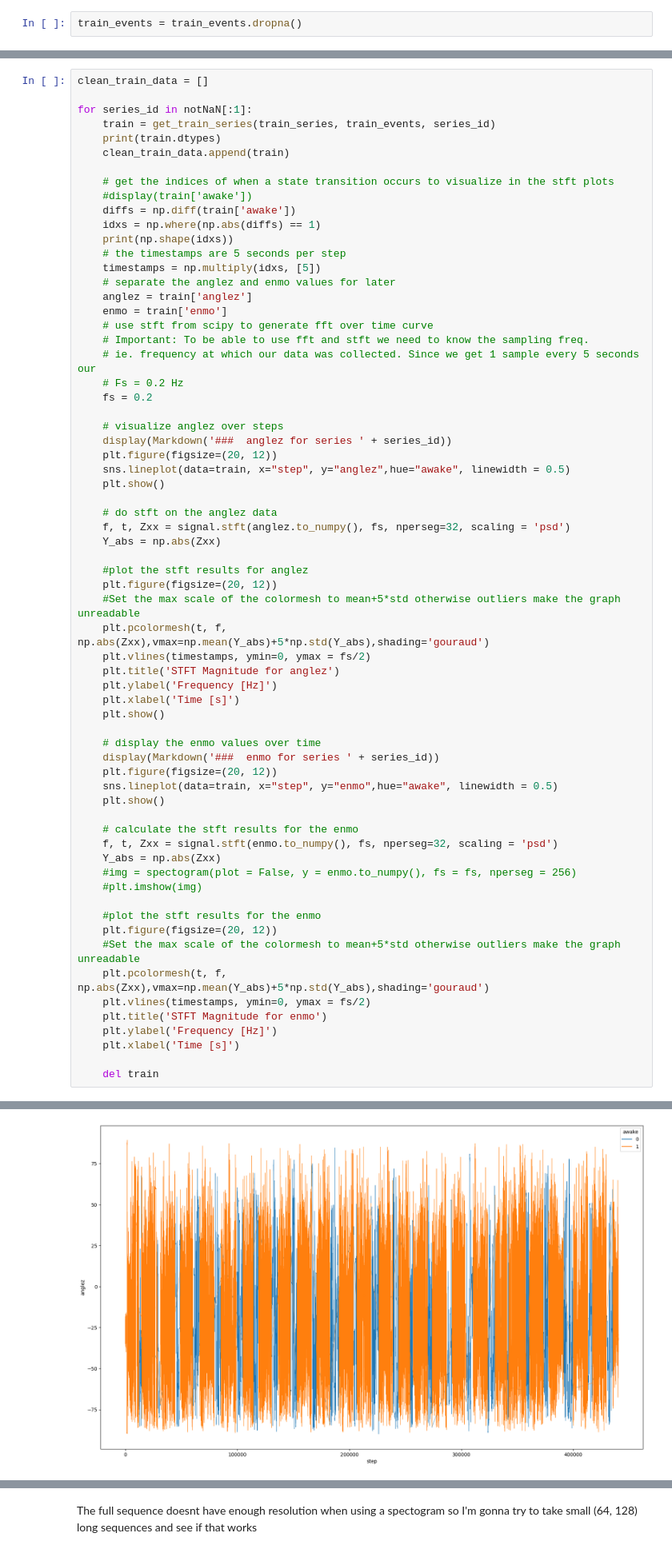
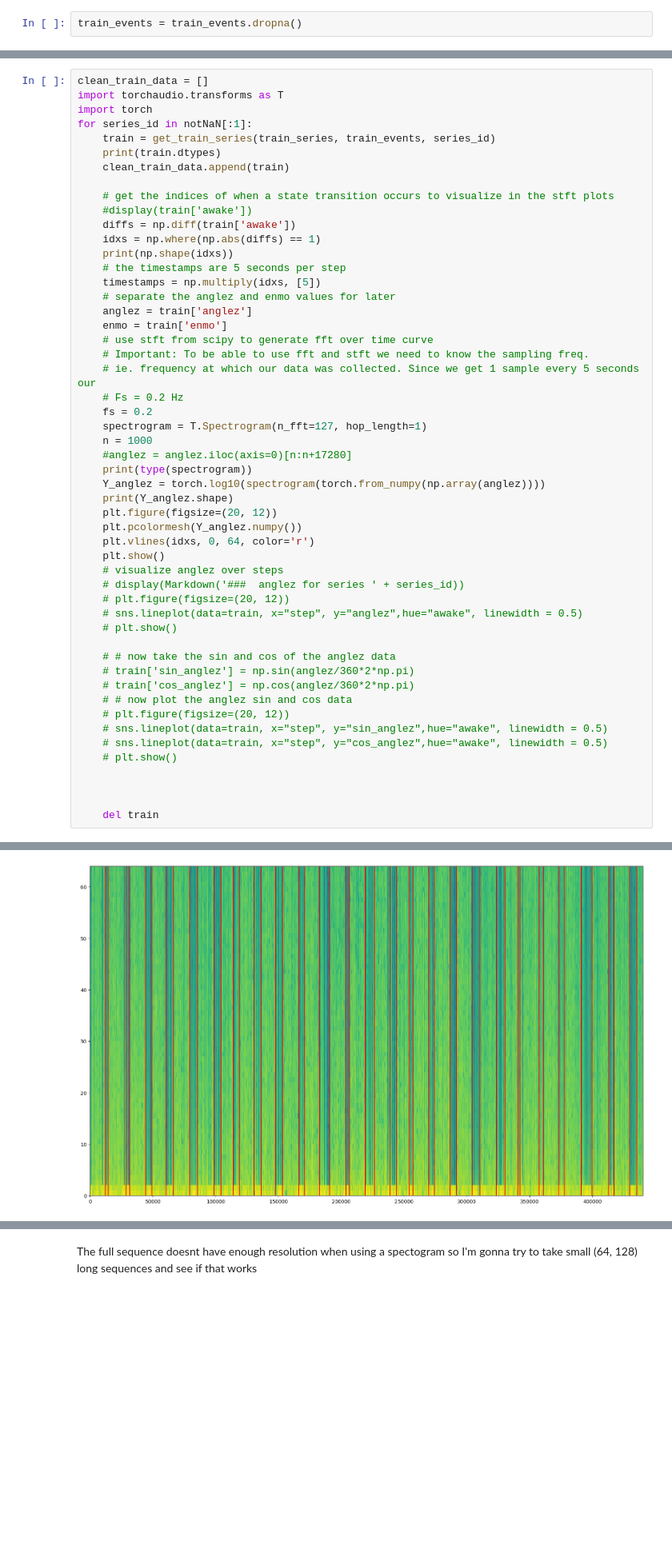
Before and after one commit to TeamEpochGithub/iv-q1-detect-sleep-states, a Jupyter notebook: notebooks/eda/Frequency_Domain_EDA.ipynb, the cells around one changed output, grey strips where cells are left out. Shown at 80% size. Drawn from its saved outputs; the diff is of its cells as text; blank space fills up the shorter version.

```diff
--- a/notebooks/eda/Frequency_Domain_EDA.ipynb
+++ b/notebooks/eda/Frequency_Domain_EDA.ipynb
@@ -58,7 +58,8 @@ def get_train_series(train_series, train_events, series):
     return train
 # %%
 clean_train_data = []
-
+import torchaudio.transforms as T
+import torch
 for series_id in notNaN[:1]:
     train = get_train_series(train_series, train_events, series_id)
     print(train.dtypes)
@@ -79,47 +80,32 @@ for series_id in notNaN[:1]:
     # ie. frequency at which our data was collected. Since we get 1 sample every 5 seconds our
     # Fs = 0.2 Hz
     fs = 0.2
+    spectrogram = T.Spectrogram(n_fft=127, hop_length=1)
+    n = 1000
+    #anglez = anglez.iloc(axis=0)[n:n+17280]
+    print(type(spectrogram))
+    Y_anglez = torch.log10(spectrogram(torch.from_numpy(np.array(anglez))))
+    print(Y_anglez.shape)
+    plt.figure(figsize=(20, 12))
+    plt.pcolormesh(Y_anglez.numpy())
+    plt.vlines(idxs, 0, 64, color='r')
+    plt.show()
+    # visualize anglez over steps
+    # display(Markdown('###  anglez for series ' + series_id))
+    # plt.figure(figsize=(20, 12))
+    # sns.lineplot(data=train, x="step", y="anglez",hue="awake", linewidth = 0.5)
+    # plt.show()
 
-    # visualize anglez over steps
-    display(Markdown('###  anglez for series ' + series_id))
-    plt.figure(figsize=(20, 12))
-    sns.lineplot(data=train, x="step", y="anglez",hue="awake", linewidth = 0.5)
-    plt.show()
+    # # now take the sin and cos of the anglez data
+    # train['sin_anglez'] = np.sin(anglez/360*2*np.pi)
+    # train['cos_anglez'] = np.cos(anglez/360*2*np.pi)
+    # # now plot the anglez sin and cos data
+    # plt.figure(figsize=(20, 12))
+    # sns.lineplot(data=train, x="step", y="sin_anglez",hue="awake", linewidth = 0.5)
+    # sns.lineplot(data=train, x="step", y="cos_anglez",hue="awake", linewidth = 0.5)
+    # plt.show()
 
-    # do stft on the anglez data
-    f, t, Zxx = signal.stft(anglez.to_numpy(), fs, nperseg=32, scaling = 'psd')
-    Y_abs = np.abs(Zxx)
 
-    #plot the stft results for anglez
-    plt.figure(figsize=(20, 12))
-    #Set the max scale of the colormesh to mean+5*std otherwise outliers make the graph unreadable
-    plt.pcolormesh(t, f, np.abs(Zxx),vmax=np.mean(Y_abs)+5*np.std(Y_abs),shading='gouraud')
-    plt.vlines(timestamps, ymin=0, ymax = fs/2)
-    plt.title('STFT Magnitude for anglez')
-    plt.ylabel('Frequency [Hz]')
-    plt.xlabel('Time [s]')
-    plt.show()
-
-    # display the enmo values over time
-    display(Markdown('###  enmo for series ' + series_id))
-    plt.figure(figsize=(20, 12))
-    sns.lineplot(data=train, x="step", y="enmo",hue="awake", linewidth = 0.5)
-    plt.show()
-
-    # calculate the stft results for the enmo
-    f, t, Zxx = signal.stft(enmo.to_numpy(), fs, nperseg=32, scaling = 'psd')
-    Y_abs = np.abs(Zxx)
-    #img = spectogram(plot = False, y = enmo.to_numpy(), fs = fs, nperseg = 256)
-    #plt.imshow(img)
-
-    #plot the stft results for the enmo
-    plt.figure(figsize=(20, 12))
-    #Set the max scale of the colormesh to mean+5*std otherwise outliers make the graph unreadable
-    plt.pcolormesh(t, f, np.abs(Zxx),vmax=np.mean(Y_abs)+5*np.std(Y_abs),shading='gouraud')
-    plt.vlines(timestamps, ymin=0, ymax = fs/2)
-    plt.title('STFT Magnitude for enmo')
-    plt.ylabel('Frequency [Hz]')
-    plt.xlabel('Time [s]')
 
     del train
 # %% [output]
@@ -135 +122 @@ dtype: object
-[figure, old version]
+[figure, new version]
```
Also changed, not shown: parts of 2 cells of this notebook.
